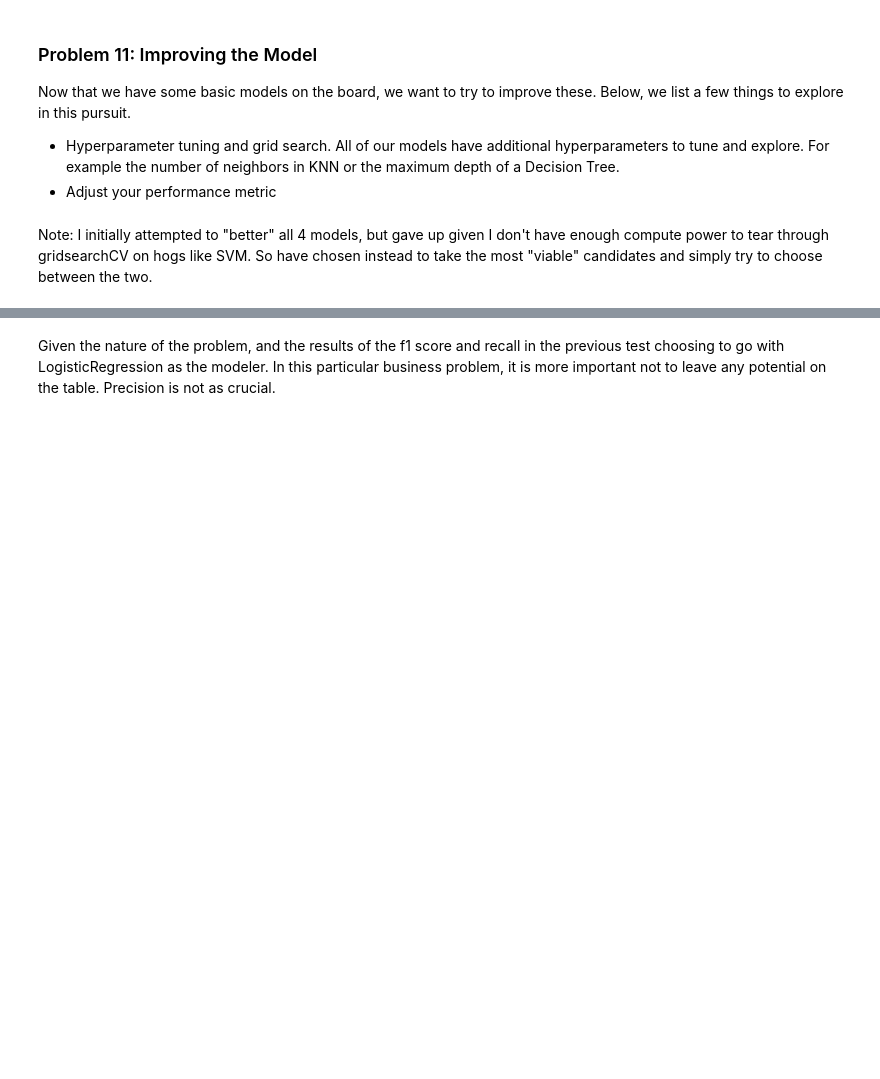
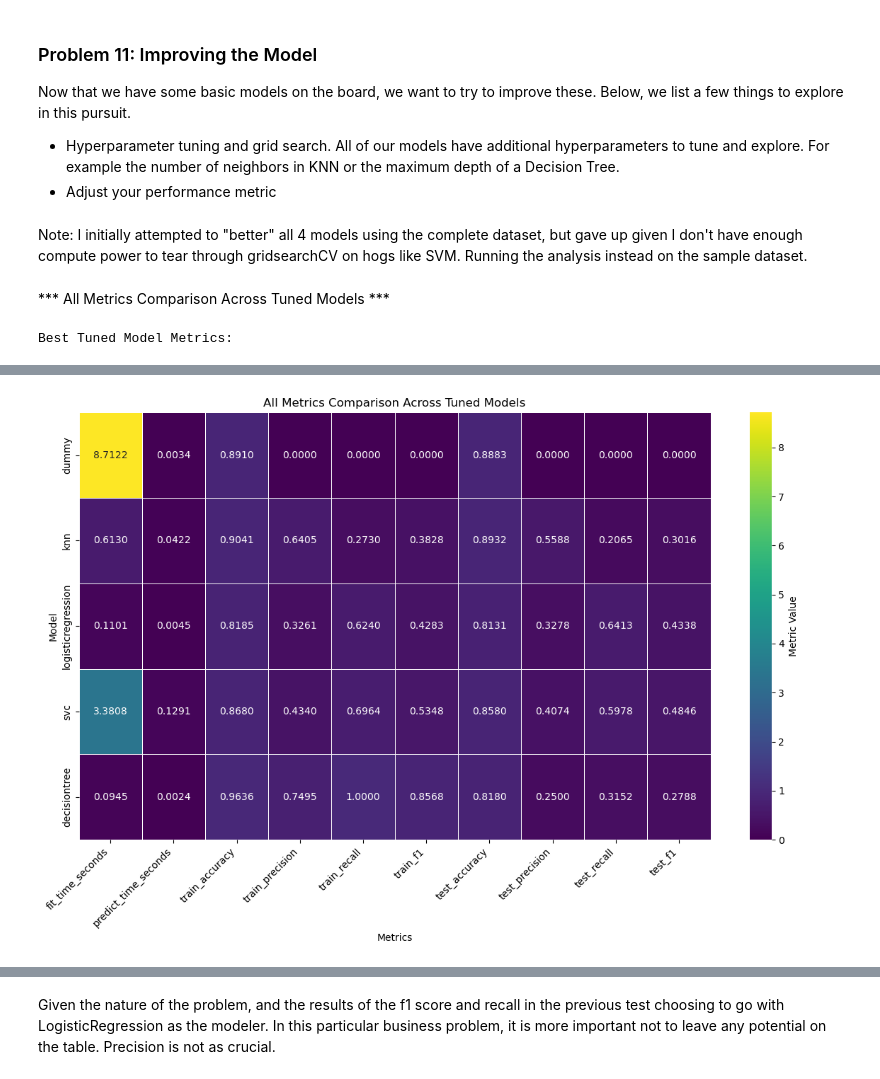
Before and after one commit to rooparb-cyber/MLPortfolio, a Jupyter notebook: Practical Application 3/solution_III.ipynb, the cells around one changed output, grey strips where cells are left out. Saved outputs shown, nothing was run; the diff lists cells and outputs as text; code cells hidden in the pictures; blank space fills up the shorter version.

```diff
--- a/Practical Application 3/solution_III.ipynb
+++ b/Practical Application 3/solution_III.ipynb
@@ -119,10 +130,15 @@ Prepare the pre processor Pipeline and setup X and y
 # %%
 # Drop duration per problem description
 model_df = df.drop(columns=["duration"]).copy()
+model_dfSample = dfSample.drop(columns=["duration"]).copy()
+
 # Features/target
 X = model_df.drop(columns=["y"])
+X_sample = model_dfSample.drop(columns=["y"])
 y_original_categorical = model_df["y"]
+y_sample_original_categorical = model_dfSample["y"]
 y = model_df["y"].map({'yes': 1, 'no': 0})
+y_sample = model_dfSample["y"].map({'yes': 1, 'no': 0})
 
 # Define categorical and numeric columns for preprocessing based on X
 # X is defined in W4O2kfVrnZbN and does not contain 'y'.
@@ -153,9 +167,11 @@ Set up X and Y.
 
 With your data prepared, split it into a train and test set.
 # %%
-from sklearn.model_selection import train_test_split
+
 
 X_train, X_test, y_train, y_test = train_test_split(X, y, test_size=0.2, random_state=42)
+
+X_sample_train, X_sample_test, y_sample_train, y_sample_test = train_test_split(X_sample, y_sample, test_size=0.2, random_state=42)
 # %% [markdown]
 Check how well distributed the values are.  Based on what well balanced the dataset is, we will use different scoring techniques.
 # %%
@@ -458,46 +456,53 @@ Now that we have some basic models on the board, we want to try to improve these
 - Hyperparameter tuning and grid search.  All of our models have additional hyperparameters to tune and explore.  For example the number of neighbors in KNN or the maximum depth of a Decision Tree.
 - Adjust your performance metric
 # %% [markdown]
-Note:  I initially attempted to "better" all 4 models, but gave up given I don't have enough compute power to tear through gridsearchCV on hogs like SVM.  So have chosen instead to take the most "viable" candidates and simply try to choose between the two.
+Note:  I initially attempted to "better" all 4 models using the complete dataset, but gave up given I don't have enough compute power to tear through gridsearchCV on hogs like SVM.  Running the analysis instead on the sample dataset.
+# %% [markdown]
+*** All Metrics Comparison Across Tuned Models ***
 # %%
-from sklearn.model_selection import GridSearchCV
-import time
+
 
 models = {
+    'dummy': (DummyClassifier(), {
+        'dummy__strategy': ['most_frequent', 'stratified']
+    }),
     'knn': (KNeighborsClassifier(), {'knn__n_neighbors': [3, 5, 7]}),
-    'logisticregression': (LogisticRegression(max_iter=1000, random_state=42), {'logisticregression__C': [0.1, 1, 10]}),
+    'logisticregression': (LogisticRegression(max_iter=1000, random_state=42, class_weight='balanced'), {'logisticregression__C': [0.01, 0.1, 1, 10]}),
+    'svc': (SVC(class_weight='balanced'), {'svc__C': [0.1, 1, 10], 'svc__kernel': ['linear', 'rbf']}),
+    'decisiontree': (DecisionTreeClassifier(class_weight='balanced'), {'decisiontree__max_depth': [5, 10, 15]})
 }
 
-best_model_metrics = []
+
+best_model_metrics_sampled = []
 
 for name, (model, param_grid) in models.items():
     pipeline = Pipeline([('preprocess', preprocessor), (name, model)])
-    gs = GridSearchCV(pipeline, param_grid=param_grid, cv=5, n_jobs=-1, scoring='accuracy', refit=True)
+    gs = GridSearchCV(pipeline, param_grid=param_grid, cv=5, n_jobs=-1, scoring='accuracy')
 
     # Measure fit time
     start_time_fit = time.time()
-    gs.fit(X_train, y_train)
+    gs.fit(X_sample_train, y_sample_train)
     fit_time_seconds = time.time() - start_time_fit
 
     best = gs.best_estimator_
-    y_train_pred = best.predict(X_train)
+    y_train_pred = best.predict(X_sample_train)
 
     # Measure predict time
     start_time_predict = time.time()
-    y_test_pred = best.predict(X_test)
+    y_test_pred = best.predict(X_sample_test)
     predict_time_seconds = time.time() - start_time_predict
 
-    train_acc = accuracy_score(y_train, y_train_pred)
-    train_prec = precision_score(y_train, y_train_pred, zero_division=0)
-    train_rec = recall_score(y_train, y_train_pred, zero_division=0)
-    train_f1 = f1_score(y_train, y_train_pred, zero_division=0)
+    train_acc = accuracy_score(y_sample_train, y_train_pred)
+    train_prec = precision_score(y_sample_train, y_train_pred, zero_division=0)
+    train_rec = recall_score(y_sample_train, y_train_pred, zero_division=0)
+    train_f1 = f1_score(y_sample_train, y_train_pred, zero_division=0)
 
-    test_acc = accuracy_score(y_test, y_test_pred)
-    test_prec = precision_score(y_test, y_test_pred, zero_division=0)
-    test_rec = recall_score(y_test, y_test_pred, zero_division=0)
-    test_f1 = f1_score(y_test, y_test_pred, zero_division=0)
+    test_acc = accuracy_score(y_sample_test, y_test_pred)
+    test_prec = precision_score(y_sample_test, y_test_pred, zero_division=0)
+    test_rec = recall_score(y_sample_test, y_test_pred, zero_division=0)
+    test_f1 = f1_score(y_sample_test, y_test_pred, zero_division=0)
 
-    best_model_metrics.append({
+    best_model_metrics_sampled.append({
         'model': name,
         'best_params': gs.best_params_,
         'fit_time_seconds': fit_time_seconds,
@@ -512,4 +517,22 @@ for name, (model, param_grid) in models.items():
         'test_f1': test_f1
     })
 
-best_model_metrics_df = pd.DataFrame(best_model_metrics)
+    best_model_metrics_sampled_df = pd.DataFrame(best_model_metrics_sampled)
+
+
+print("Best Tuned Model Metrics:")
+display(best_model_metrics_sampled_df)
+
+# Prepare data for heatmap visualization
+heatmap_data_tuned = best_model_metrics_sampled_df.set_index('model').drop(columns=['best_params'])
+
+plt.figure(figsize=(12, 8))
+sns.heatmap(heatmap_data_tuned, annot=True, cmap='viridis', fmt=".4f", linewidths=.5, cbar_kws={'label': 'Metric Value'})
+plt.title('All Metrics Comparison Across Tuned Models')
+plt.ylabel('Model')
+plt.xlabel('Metrics')
+plt.xticks(rotation=45, ha='right') # Rotate x-axis labels for readability
+plt.tight_layout()
+plt.show()
+# %% [output]
+Best Tuned Model Metrics:
@@ -515,0 +545 @@ best_model_metrics_df = pd.DataFrame(best_model_metrics)
+[figure, added]
```
Also changed, not shown: parts of 29 cells of this notebook.
